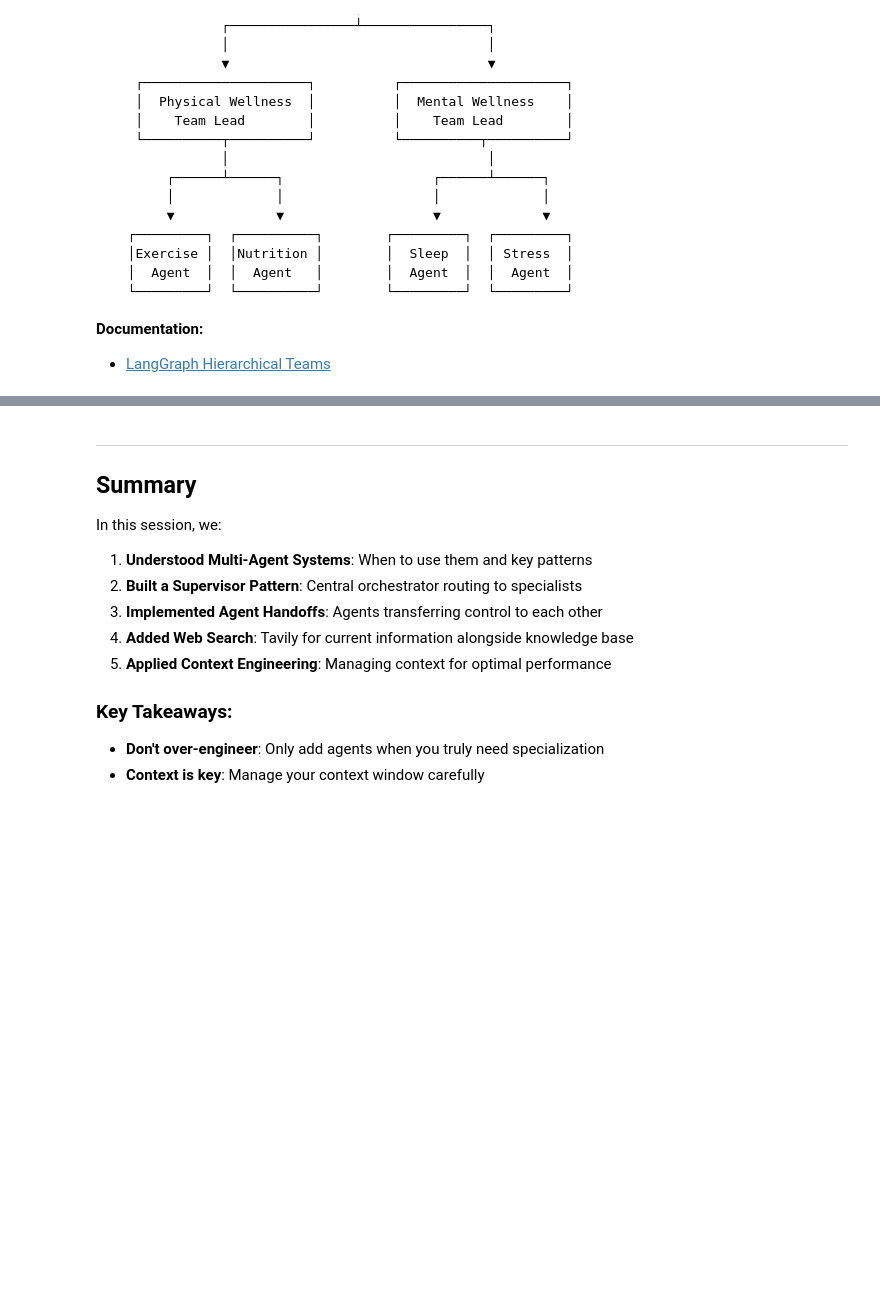
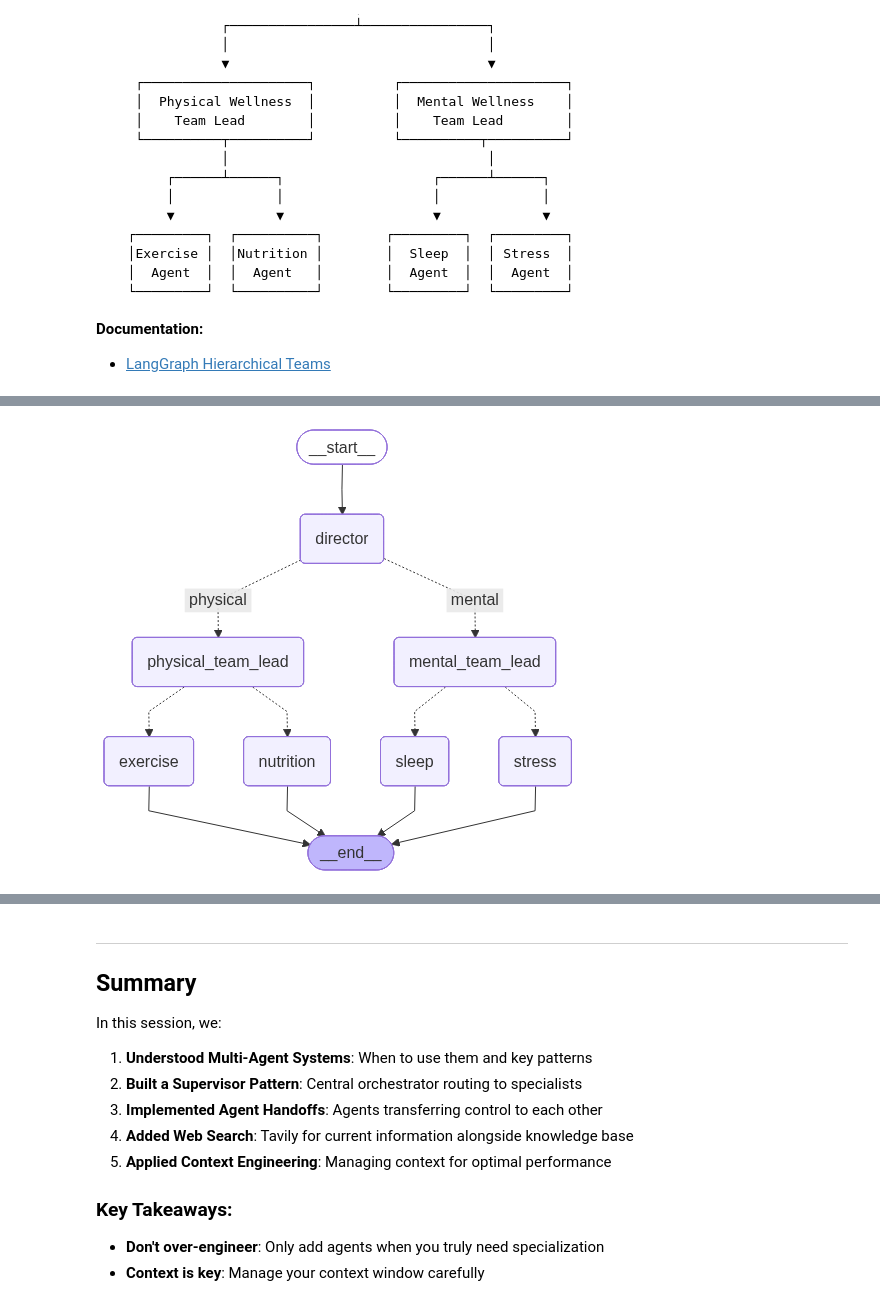
Before and after one commit to BharathMarkande/AIE9, a Jupyter notebook: 05_Multi_Agent_with_LangGraph/Multi_Agent_Applications_Assignment.ipynb, the cells around one changed output, grey strips where cells are left out. Cells and saved outputs as stored; diff of their text form; code cells hidden in the pictures; blank space fills up the shorter version.

Commit message:
Implement Hierarchical Agent System

```diff
--- a/05_Multi_Agent_with_LangGraph/Multi_Agent_Applications_Assignment.ipynb
+++ b/05_Multi_Agent_with_LangGraph/Multi_Agent_Applications_Assignment.ipynb
@@ -1366,7 +1366,7 @@ Build a **Hierarchical Agent System** where a top-level supervisor manages multi
 
 class TeamRouterOutput(BaseModel):
     """Team supervisor routing decision."""
-    next: str  # The specialist to route to within the team
+    next: Literal["exercise", "nutrition", "sleep", "stress"]  # The specialist to route to within the team
     reasoning: str
 
 # Physical Wellness Team Lead
@@ -1413,3 +1413,11 @@ Route to the appropriate team based on the user's question."""),
 # test_question = "What exercises help with weight loss?"
 # response = hierarchical_graph.invoke({"messages": [HumanMessage(content=test_question)]})
 # print(response["messages"][-1].content)
+# %%
+class DirectorState(TypedDict):
+    """State for the top-level supervisor multi-agent system."""
+    messages: Annotated[list[BaseMessage], add_messages]
+    team: str  # "physical" or "mental"
+    next: str  # The specialist agent to route to
+
+print("Top-level Director Supervisor state defined!")
@@ -1415,0 +1482,21 @@ Route to the appropriate team based on the user's question."""),
+# %%
+physical_team_lead_node = create_team_lead_node(
+    "Physical",
+    physical_team_prompt,
+    physical_team_router
+)
+
+mental_team_lead_node = create_team_lead_node(
+    "Mental",
+    mental_team_prompt,
+    mental_team_router
+)
+# %%
+# Step 6: Create routing functions
+def route_to_team(state: DirectorState) -> str:
+    """Route from director to team leads."""
+    return state["team"]
+
+def route_to_specialist(state: DirectorState) -> str:
+    """Route from team lead to specialist agent."""
+    return state["next"]
@@ -1415,0 +1562,10 @@ Route to the appropriate team based on the user's question."""),
+# %%
+try:
+    from IPython.display import display, Image
+    display(Image(hierarchical_graph.get_graph().draw_mermaid_png()))
+except Exception as e:
+    print(f"Could not display graph: {e}")
+    print("\nGraph structure:")
+    print(hierarchical_graph.get_graph().draw_ascii())
+# %% [output]
+[figure, added]
```
Also changed, not shown: parts of 6 cells of this notebook.
